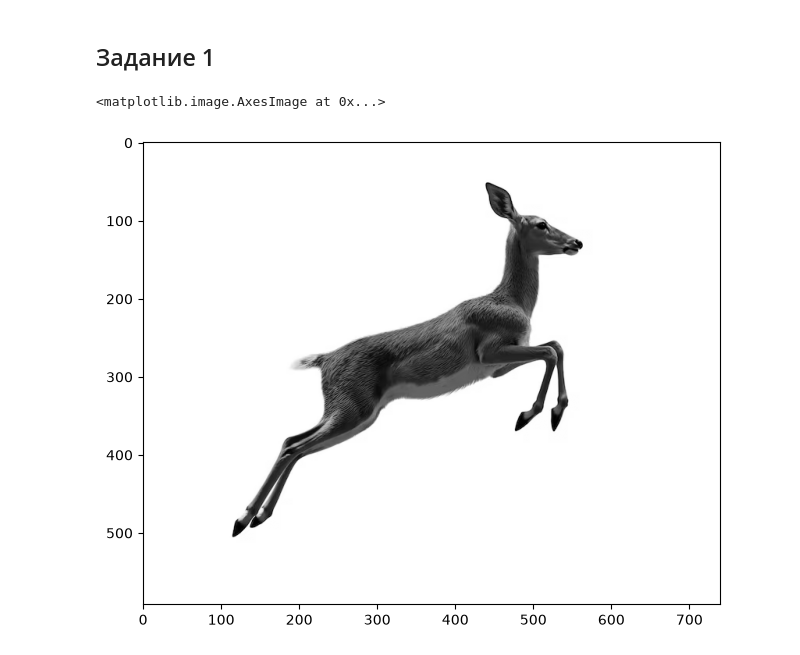
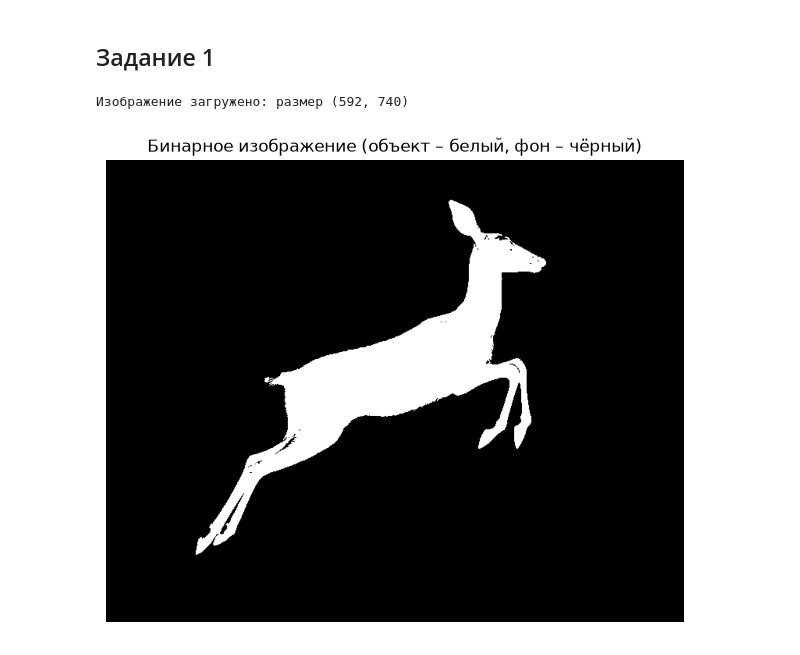
Before and after one commit to RuslanVdovinn/asu, a Jupyter notebook: kmkz/lec2/exercise/lab2.ipynb, the cells around one changed output. Saved outputs shown, nothing was run; the diff lists cells and outputs as text; code cells hidden in the pictures.

```diff
--- a/kmkz/lec2/exercise/lab2.ipynb
+++ b/kmkz/lec2/exercise/lab2.ipynb
@@ -15,15 +15,14 @@ plt.rcParams['figure.figsize'] = (12, 6)
 # %%
 img_gray = np.array(Image.open('img2.jpg').convert('L'))
 
-plt.imshow(img_gray, cmap='gray')
-# # Бинаризация методом Оцу (инвертируем, чтобы объект был белым, фон чёрным)
-# _, img_bin = cv2.threshold(img_gray, 0, 1, cv2.THRESH_BINARY_INV + cv2.THRESH_OTSU)
+# Бинаризация методом Оцу (инвертируем, чтобы объект был белым, фон чёрным)
+_, img_bin = cv2.threshold(img_gray, 0, 1, cv2.THRESH_BINARY_INV + cv2.THRESH_OTSU)
 
-# print(f"Изображение загружено: {filename}, размер {img_bin.shape}")
-# plt.imshow(img_bin, cmap='gray')
-# plt.title('Бинарное изображение (объект – белый, фон – чёрный)')
-# plt.axis('off')
-# plt.show()
+print(f"Изображение загружено: размер {img_bin.shape}")
+plt.imshow(img_bin, cmap='gray')
+plt.title('Бинарное изображение (объект – белый, фон – чёрный)')
+plt.axis('off')
+plt.show()
 # %% [output]
-<matplotlib.image.AxesImage at 0x...>
+Изображение загружено: размер (592, 740)
-[figure, old version]
+[figure, new version]
```
Also changed, not shown: parts of 5 cells of this notebook.
